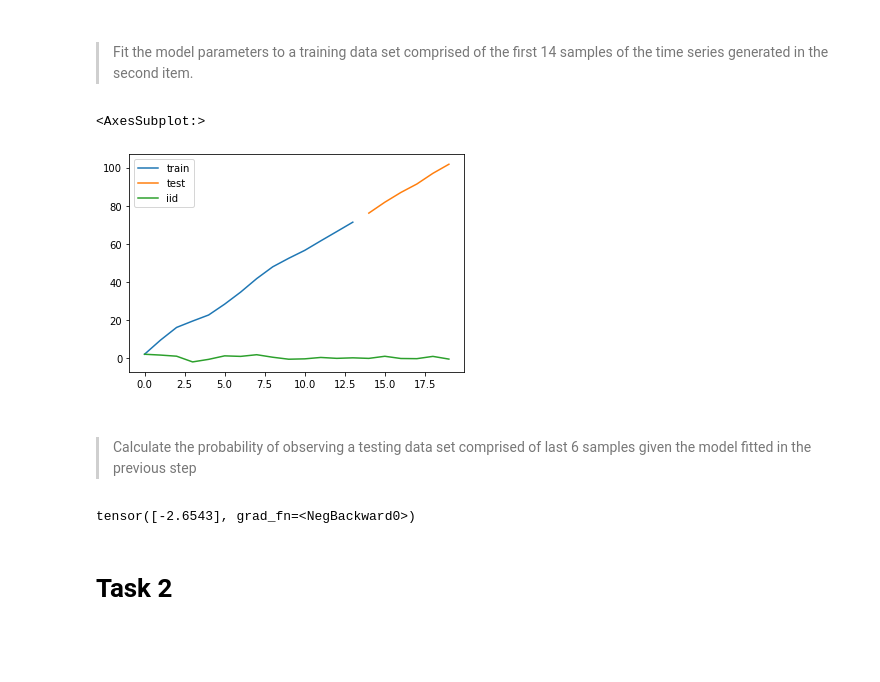
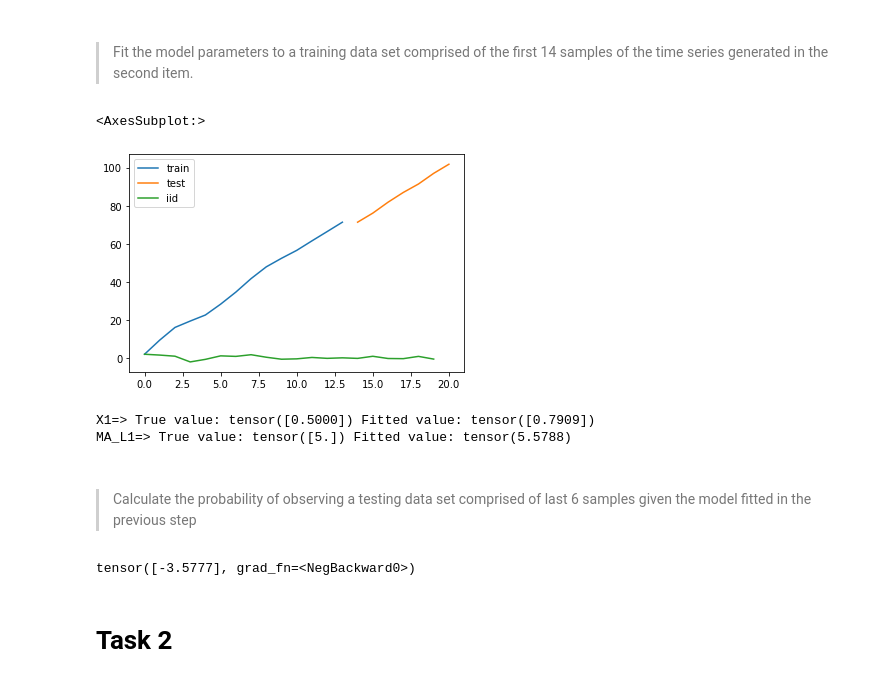
Before and after one commit to Veghit/Vesttoo, a Jupyter notebook: home_exercise.ipynb, the cells around one changed output. Cells and saved outputs as stored; diff of their text form; code cells hidden in the pictures; blank space fills up the shorter version.

Commit message:
added refs and one more sample for the test

```diff
--- a/home_exercise.ipynb
+++ b/home_exercise.ipynb
@@ -40,15 +40,12 @@ class ARIMA011(torch.nn.Module):
         forecast = torch.zeros(n)
 
         for i in range(0,n):
-            # print(observed)
             if i==0:
                 forecast[i]=0
             else:
                 forecast[i]=forecast[i-1]+(1+self.ma_L1)*errors[i-1]+self.x1
             observed[i] = (forecast[i]+errors[i])
 
-        # observed=observed.clone()-observed[1]
-        # observed[0] = 0
 
         return observed
 
@@ -61,7 +58,7 @@ class ARIMA011(torch.nn.Module):
 
 
         self.x1.data = (y-y.roll(1))[1:].mean()
-        # self.ma_L1 = torch.nn.Parameter(torch.ones(1))
+
 
         for values in range(iters):
             loss = -self.log_likelihood_arima(y.clone(),verbose=verbose)
@@ -73,17 +70,16 @@ class ARIMA011(torch.nn.Module):
         return
 
 
-    # def likelihood_normal(self,x,mu,sigma):
-#         denomerator = sigma*((2*math.pi)**(0.5))
+    def likelihood_normal(self,x,mu,sigma):
 
-#         numerator = torch.exp(-(((x-mu)**2)/(2*sigma)))
-#         return numerator/denomerator
+        denomerator = sigma*((2*math.pi)**(0.5))
+
+        numerator = torch.exp(-(((x-mu)**2)/(2*sigma)))
+        return numerator/denomerator
 
 
 
     def log_likelihood_arima(self,y,verbose=0):
-
-        # eps = 1e-10
         ll = 0
         prev_error = None
 
@@ -97,9 +93,7 @@ class ARIMA011(torch.nn.Module):
             else:
                 error = (y[i]-y[i-1])-(ma_L1*prev_error)-x1
             prev_error = error
-            ll+=(error**2)
-            # print(ll)
-            # ll+=torch.log(self.likelihood_normal(x=error,mu=0,sigma=1)+eps)
+            ll+=(error**2) # taking the argmax of the log of the probability for normal dist. is equiv. to taling the error squared. Because log(exp(x)) = x
 
         if verbose>0:
             print("x1",x1,"ma_L1",ma_L1,"ll",ll)
@@ -203,26 +190,35 @@ parameters that fit the training data set.
 > Fit the model parameters to a training data set comprised of the first 14 samples of the time series generated in the second item.
 # %%
 train = y[:14]
-test = y[14:]
+test = y[13:]
 train,test
 
 
 sns.lineplot(data=torch.cat((train,test*np.nan)).detach().numpy(),label="train")
 sns.lineplot(data=torch.cat((train*np.nan,test)).detach().numpy(),label="test")
 sns.lineplot(data=v,label="iid")
 # %% [output]
 <AxesSubplot:>
-[figure, old version]
+[figure, new version]
 # %%
 model =  ARIMA011(x1=0,ma_L1=0)
 model.fit(train,verbose=0,iters=5000)
+
+x1_true,ma_L1_true = A011.parameters()
+x1_fit,ma_L1_fit = model.parameters()
+
+print("X1=> True value:",x1_true.data,"Fitted value:",x1_fit.data)
+print("MA_L1=> True value:",ma_L1_true.data,"Fitted value:",ma_L1_fit.data)
+# %% [output]
+X1=> True value: tensor([0.5000]) Fitted value: tensor([0.7909])
+MA_L1=> True value: tensor([5.]) Fitted value: tensor(5.5788)
 # %% [markdown]
 ##
 > Calculate the probability of observing a testing data set comprised of last 6 samples given the model fitted in the previous step
 # %%
-model.log_likelihood_arima(test)
+model.log_likelihood_arima(test[0])
 # %% [output]
-tensor([-2.6543], grad_fn=<NegBackward0>)
+tensor([-3.5777], grad_fn=<NegBackward0>)
 # %% [markdown]
 # Task 2
 # %% [markdown]
```
Also changed, not shown: parts of 3 cells of this notebook.
